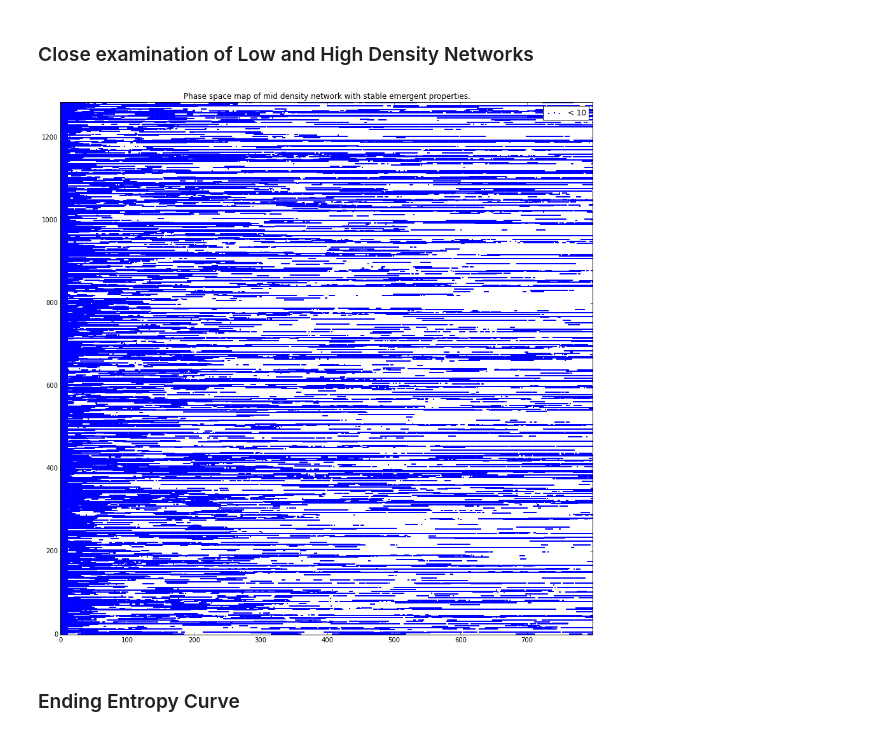
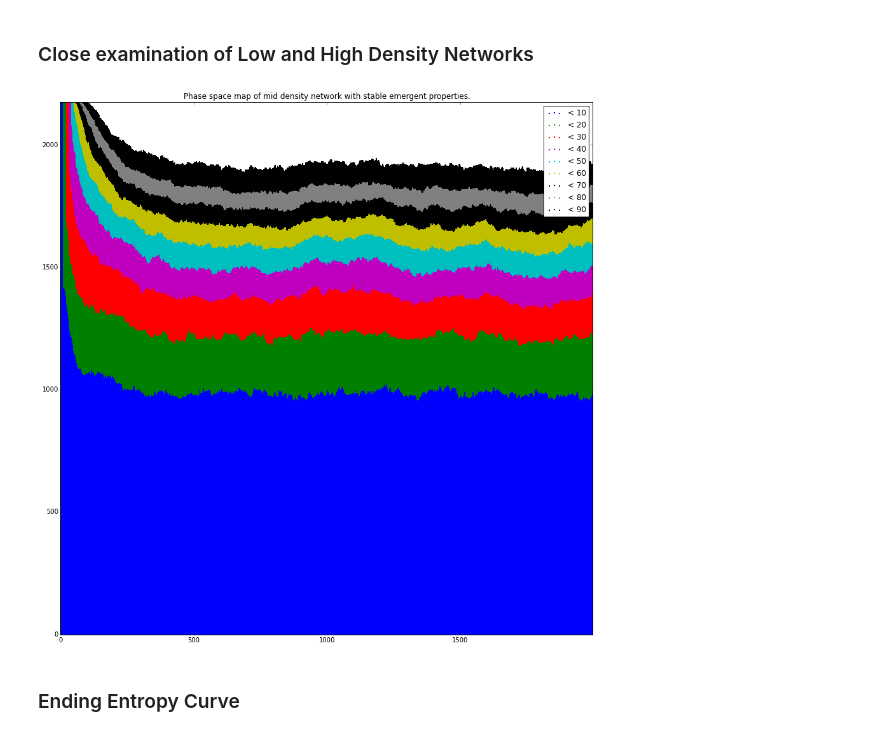
Before and after one commit to davidgljay/relmodels, a Jupyter notebook: Relnetwork 1.0.ipynb, the cells around one changed output. Saved outputs shown, nothing was run; the diff lists cells and outputs as text; code cells hidden in the pictures.

```diff
--- a/Relnetwork 1.0.ipynb
+++ b/Relnetwork 1.0.ipynb
@@ -164,20 +2,0 @@ class Landscape:
-# %%
-xset=[]
-yset=[]
-
-l = Landscape(100,5,test_vars)
-for i in xrange(0,len(l.model)-1):
-    for j in xrange(0,len(l.model[i])-1):
-        if (l.model[i][j]):
-            xset.append(i)
-            yset.append(j)
-
-plt.scatter(xset, yset)
-plt.show()
-
-l.step()
-print len(l.entropy_log[0])
-print len(l.transaction_log[0])
-
-logs = l.run(1000)
-print logs["transaction_log"][-1]
@@ -190,6 +3,10 @@ Finally, let's create a set of functions to visualize our results. First, we'll
 # %%
 %pylab inline
-import matplotlib.pyplot as plt
+from random import randint
+from entity import Entity
+from landscape import Landscape
+import visualizations as vis
 import numpy as np
+median = np.median
 # %% [output]
 Populating the interactive namespace from numpy and matplotlib
@@ -215,3 +14,0 @@ def landscapemap(l, title=""):
-# %%
-l = Landscape(50,80,test_vars)
-landscapemap(l,"A nifty landscape")
@@ -313,5 +14,0 @@ def phasespacemap(values, dividers, title="", sort = True, mode="delta"):
-# %%
-l = Landscape(40, 50, test_vars)
-logs = l.run(20)
-dividers=[i*10 for i in xrange(0,10)]
-phasespacemap(logs["entropy_log"], dividers, "Test map")
@@ -401,20 +69,20 @@ linegraph(data,"Impact of Network Density on Ending Entropy")
 # %%
 config = {}
 config["max_entropy"]=100
 config["reduction_on_receive"]=2
 config["increase_on_send"]=1
 config["state_array_length"]=20
 config["neighborhood_size"]=30
 config["starting_entropy"]=0
 
 data = []
 
-l = Landscape(50,55,config)
-logs = l.run(800)
-dividers=[i*10 for i in xrange(0,2)]
-phasespacemap(logs["entropy_log"],dividers, "Phase space map of mid density network with stable emergent properties.", False)
+l = Landscape(50,95,config)
+logs = l.run(2000)
+dividers=[i*10 for i in xrange(0,10)]
+phasespacemap(logs["entropy_log"],dividers, "Phase space map of mid density network with stable emergent properties.", True)
 # %% [output]
-[figure, old version]
+[figure, new version]
 # %% [markdown]
 ### Ending Entropy Curve
 # %% [markdown]
```
Also changed, not shown: parts of 32 cells of this notebook, 6 other files.
